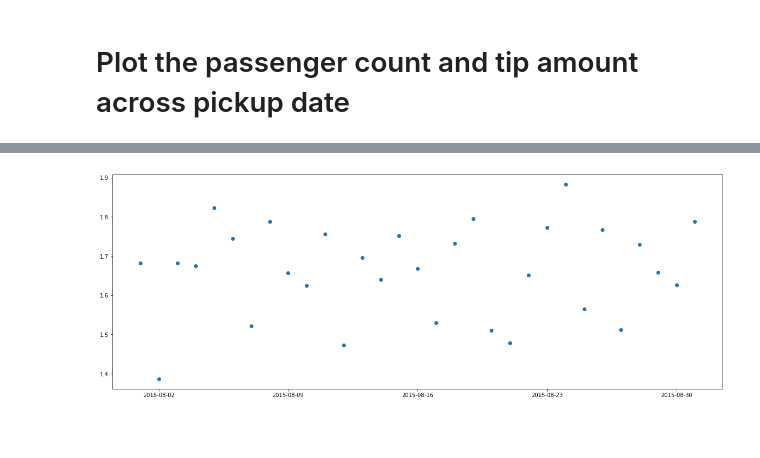
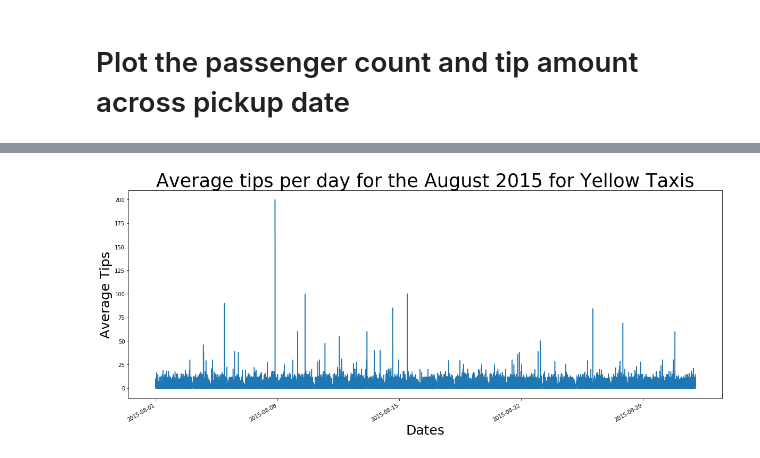
Before and after one commit to jinalklaulitz/PUI2018_msm796, a Jupyter notebook: HW3_msm796/Assignment 2.ipynb, the cells around one changed output, grey strips where cells are left out. Cells and saved outputs as stored; diff of their text form; code cells hidden in the pictures; blank space fills up the shorter version.

```diff
--- a/HW3_msm796/Assignment 2.ipynb
+++ b/HW3_msm796/Assignment 2.ipynb
@@ -36,7 +36,7 @@ def json_to_pandas(url,path):
             #json=pd.read_json(json_file,orient=)
             #js_file=pd.read_json(url)
             client = Socrata("data.cityofnewyork.us", None)
-            results = client.get("2yzn-sicd",limit=50000)
+            results = client.get("2yzn-sicd",limit=90000)
             js_file = pd.DataFrame.from_records(results)
             try:
                 print('exporting json to {}'.format(filename))
@@ -95,5 +96,5 @@ taxi_data.head(7)
 # %%
-taxi_data['pickup_date']=pd.to_datetime(taxi_data['pickup_datetime']).apply(lambda x: x.date())
+taxi_data['pickup_date']=pd.to_datetime(taxi_data['pickup_datetime'], format="%Y-%m-%dT%H:%M:%S.000")
 # %%
 taxi_data.drop('pickup_datetime',axis=1,inplace=True)
 taxi_data.head(8)
@@ -121,8 +122,12 @@ dtype: object
 # %%
 plt.figure(figsize=(20,8))
 plt.gcf().autofmt_xdate()
-plt.plot(taxi_data.pickup_date.unique()
-         ,taxi_data.groupby(['pickup_date'], sort=True)['tip_amount'].mean(),'o')
+plt.title('Average tips per day for the August 2015 for Yellow Taxis',fontsize=35)
+#plt.plot(taxi_data.pickup_date.unique()
+#         ,taxi_data.groupby(['pickup_date'], sort=True)['tip_amount'].mean(),'o')
+taxi_data.groupby(['pickup_date'], sort=True)['tip_amount'].mean().plot()
+plt.xlabel('Dates', fontsize=25)
+plt.ylabel('Average Tips', fontsize=25)
 plt.show()
 # %% [output]
-[figure, old version]
+[figure, new version]
```
Also changed, not shown: parts of 7 cells of this notebook, 1 other file.
